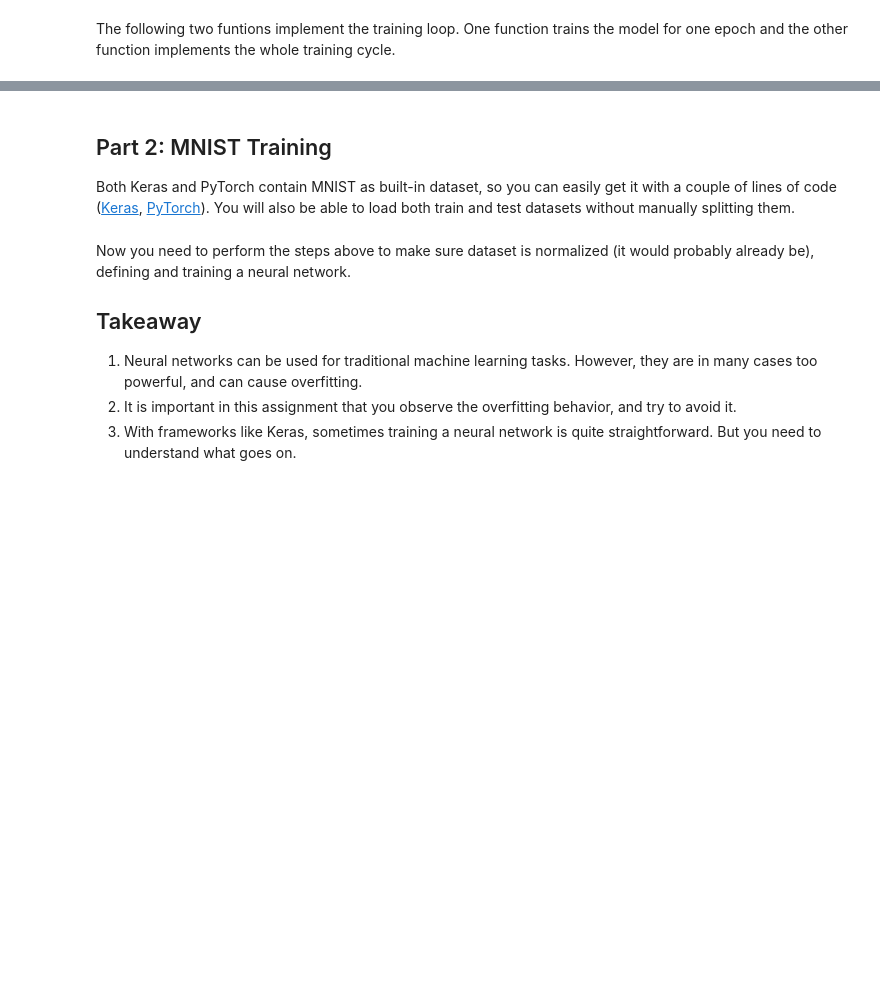
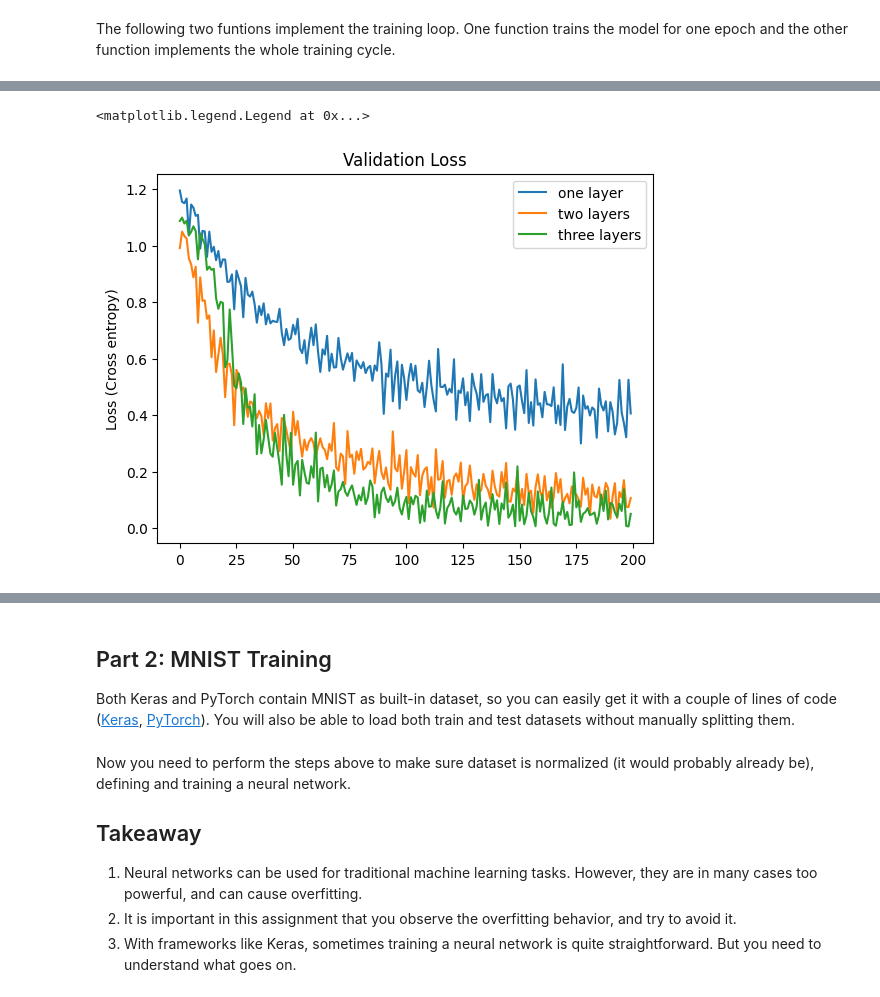
Before and after one commit to tvboelens/AI-For-Beginners, a Jupyter notebook: lessons/3-NeuralNetworks/05-Frameworks/lab/LabFrameworks.ipynb, the cells around one changed output, grey strips where cells are left out. Drawn from its saved outputs; the diff is of its cells as text; code cells hidden in the pictures; blank space fills up the shorter version.

```diff
--- a/lessons/3-NeuralNetworks/05-Frameworks/lab/LabFrameworks.ipynb
+++ b/lessons/3-NeuralNetworks/05-Frameworks/lab/LabFrameworks.ipynb
@@ -222,0 +278,10 @@ LOSS train 0.30585819482803345, val: 0.44058696428934735
+# %%
+plt.plot(val_loss1, label='one layer')
+plt.plot(val_loss2, label='two layers')
+plt.plot(val_loss3, label='three layers')
+plt.ylabel("Loss (Cross entropy)")
+plt.title("Validation Loss")
+plt.legend()
+# %% [output]
+<matplotlib.legend.Legend at 0x...>
+[figure, added]
```
Also changed, not shown: parts of 11 cells of this notebook.
